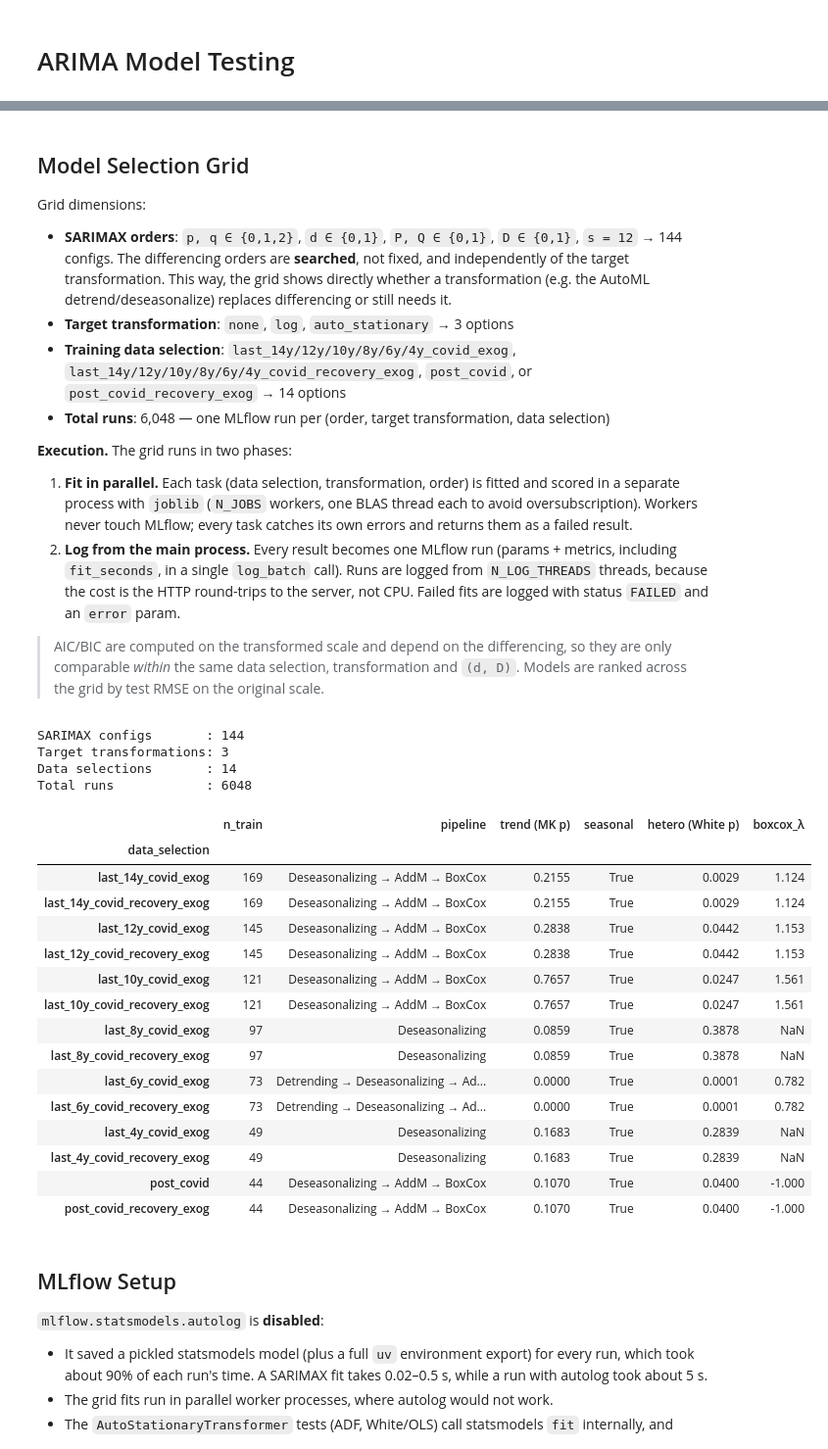
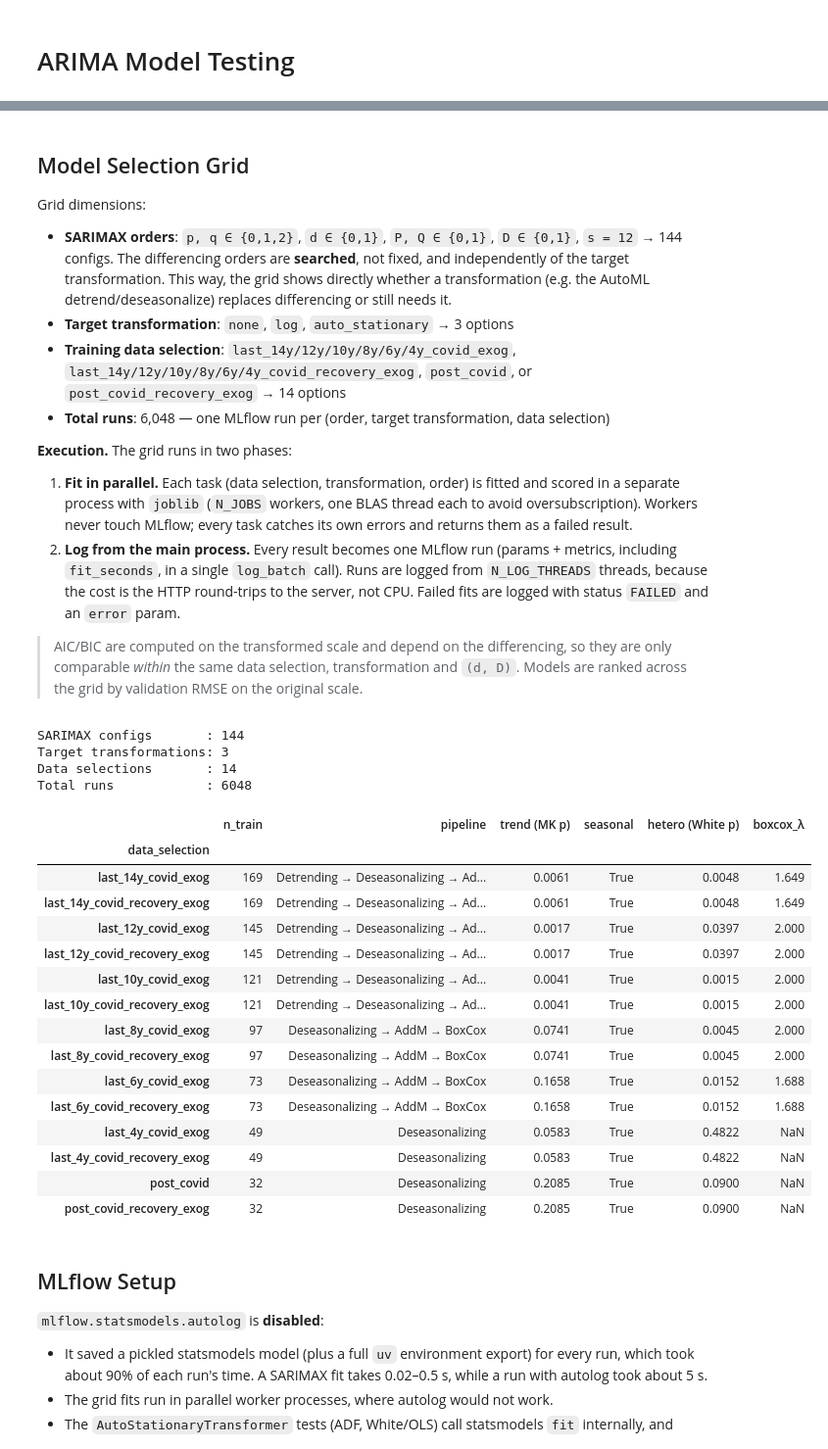
Before and after one commit to Gbrlmoraes/brazil_tourism_forecasting_benchmark, a Jupyter notebook: notebooks/5_arima_model_testing.ipynb, the cells around one changed output, grey strips where cells are left out. Shown at 98% size. Saved outputs shown, nothing was run; the diff lists cells and outputs as text; code cells hidden in the pictures.

```diff
--- a/notebooks/5_arima_model_testing.ipynb
+++ b/notebooks/5_arima_model_testing.ipynb
@@ -173,10 +174,11 @@ train_monthly['is_covid_recovery'] = (
     & (train_monthly.index <= COVID_RECOVERY_END)
 ).astype(float)
 
-test_df = pd.read_parquet(os.path.join(DATA_FOLDER_PATH, 'test.parquet'))
-test_monthly = test_df.set_index('date')[['arrival_count']].resample('ME').sum()
-test_monthly['is_covid'] = 0.0
-test_monthly['is_covid_recovery'] = 0.0
+val_df = pd.read_parquet(os.path.join(DATA_FOLDER_PATH, 'val.parquet'))
+val_monthly = val_df.set_index('date')[['arrival_count']].resample('ME').sum()
+val_monthly['is_covid'] = 0.0
+val_monthly['is_covid_recovery'] = 0.0
+assert val_monthly.index[0] == train_monthly.index[-1] + pd.offsets.MonthEnd(1)
 
 window_years = [14, 12, 10, 8, 6, 4]
 train_windows = {}
@@ -198,6 +200,6 @@ print(
     f'Post-COVID  : {train_post_covid.index[0].strftime("%b %Y")} → {train_post_covid.index[-1].strftime("%b %Y")} ({len(train_post_covid)} obs)'
 )
 print(
-    f'Test        : {test_monthly.index[0].strftime("%b %Y")} → {test_monthly.index[-1].strftime("%b %Y")} ({len(test_monthly)} obs)'
+    f'Validation  : {val_monthly.index[0].strftime("%b %Y")} → {val_monthly.index[-1].strftime("%b %Y")} ({len(val_monthly)} obs)'
 )
 # %% [output]
@@ -229,7 +307,7 @@ Grid dimensions:
 
 > AIC/BIC are computed on the transformed scale and depend on the differencing, so they
 > are only comparable *within* the same data selection, transformation and `(d, D)`.
-> Models are ranked across the grid by test RMSE on the original scale.
+> Models are ranked across the grid by validation RMSE on the original scale.
 # %%
 s = 12
 
@@ -255,26 +333,26 @@ for years in window_years:
     data_selections[f'last_{years}y_covid_exog'] = {
         'raw_series': tw['arrival_count'],
         'exog_train': tw[['is_covid']],
-        'exog_test': test_monthly[['is_covid']],
+        'exog_val': val_monthly[['is_covid']],
     }
     # COVID indicator + recovery indicator (Jan–Jun 2022)
     data_selections[f'last_{years}y_covid_recovery_exog'] = {
         'raw_series': tw['arrival_count'],
         'exog_train': tw[['is_covid', 'is_covid_recovery']],
-        'exog_test': test_monthly[['is_covid', 'is_covid_recovery']],
+        'exog_val': val_monthly[['is_covid', 'is_covid_recovery']],
     }
 
 data_selections['post_covid'] = {
     'raw_series': train_post_covid['arrival_count'],
     'exog_train': None,
-    'exog_test': None,
+    'exog_val': None,
 }
 
 # Post-COVID window with recovery flag to model the Jan–Jun 2022 rebound explicitly
 data_selections['post_covid_recovery_exog'] = {
     'raw_series': train_post_covid['arrival_count'],
     'exog_train': train_post_covid[['is_covid_recovery']],
-    'exog_test': test_monthly[['is_covid_recovery']],
+    'exog_val': val_monthly[['is_covid_recovery']],
 }
 
 
@@ -306,47 +384,47 @@ model_configs = {
 
 # ── what the AutoML pipeline chose for each training window ─────────────────
 transform_summary = pd.DataFrame([
     {
         'data_selection': data_key,
         'n_train': len(cfg['raw_series']),
         'pipeline': cfg['pipeline'],
         'trend (MK p)': round(cfg['transformer']._trend_check['p_value'], 4),
         'seasonal': cfg['transformer']._seasonality_check['seasonal'],
         'hetero (White p)': round(cfg['transformer']._hetero_check['lm_p_value'], 4),
         'boxcox_λ': None
         if cfg['boxcox_lambda'] is None
         else round(cfg['boxcox_lambda'], 3),
     }
     for (data_key, transform_name), cfg in model_configs.items()
     if transform_name == 'auto_stationary'
 ]).set_index('data_selection')
 
 print(f'SARIMAX configs       : {len(sarimax_grid)}')
 print(f'Target transformations: {len(TARGET_TRANSFORMS)}')
 print(f'Data selections       : {len(data_selections)}')
 print(f'Total runs            : {len(sarimax_grid) * len(model_configs)}')
 transform_summary
 # %% [output]
 SARIMAX configs       : 144
 Target transformations: 3
 Data selections       : 14
 Total runs            : 6048
 |  | n_train | pipeline | trend (MK p) | seasonal | hetero (White p) | boxcox_λ |
 | data_selection |  |  |  |  |  |  |
-| last_14y_covid_exog | 169 | Deseasonalizing → AddM → BoxCox | 0.2155 | True | 0.0029 | 1.124 |
-| last_14y_covid_recovery_exog | 169 | Deseasonalizing → AddM → BoxCox | 0.2155 | True | 0.0029 | 1.124 |
-| last_12y_covid_exog | 145 | Deseasonalizing → AddM → BoxCox | 0.2838 | True | 0.0442 | 1.153 |
-| last_12y_covid_recovery_exog | 145 | Deseasonalizing → AddM → BoxCox | 0.2838 | True | 0.0442 | 1.153 |
-| last_10y_covid_exog | 121 | Deseasonalizing → AddM → BoxCox | 0.7657 | True | 0.0247 | 1.561 |
-| last_10y_covid_recovery_exog | 121 | Deseasonalizing → AddM → BoxCox | 0.7657 | True | 0.0247 | 1.561 |
-| last_8y_covid_exog | 97 | Deseasonalizing | 0.0859 | True | 0.3878 | NaN |
-| last_8y_covid_recovery_exog | 97 | Deseasonalizing | 0.0859 | True | 0.3878 | NaN |
-| last_6y_covid_exog | 73 | Detrending → Deseasonalizing → Ad... | 0.0000 | True | 0.0001 | 0.782 |
-| last_6y_covid_recovery_exog | 73 | Detrending → Deseasonalizing → Ad... | 0.0000 | True | 0.0001 | 0.782 |
-| last_4y_covid_exog | 49 | Deseasonalizing | 0.1683 | True | 0.2839 | NaN |
-| last_4y_covid_recovery_exog | 49 | Deseasonalizing | 0.1683 | True | 0.2839 | NaN |
-| post_covid | 44 | Deseasonalizing → AddM → BoxCox | 0.1070 | True | 0.0400 | -1.000 |
-| post_covid_recovery_exog | 44 | Deseasonalizing → AddM → BoxCox | 0.1070 | True | 0.0400 | -1.000 |
+| last_14y_covid_exog | 169 | Detrending → Deseasonalizing → Ad... | 0.0061 | True | 0.0048 | 1.649 |
+| last_14y_covid_recovery_exog | 169 | Detrending → Deseasonalizing → Ad... | 0.0061 | True | 0.0048 | 1.649 |
+| last_12y_covid_exog | 145 | Detrending → Deseasonalizing → Ad... | 0.0017 | True | 0.0397 | 2.000 |
+| last_12y_covid_recovery_exog | 145 | Detrending → Deseasonalizing → Ad... | 0.0017 | True | 0.0397 | 2.000 |
+| last_10y_covid_exog | 121 | Detrending → Deseasonalizing → Ad... | 0.0041 | True | 0.0015 | 2.000 |
+| last_10y_covid_recovery_exog | 121 | Detrending → Deseasonalizing → Ad... | 0.0041 | True | 0.0015 | 2.000 |
+| last_8y_covid_exog | 97 | Deseasonalizing → AddM → BoxCox | 0.0741 | True | 0.0045 | 2.000 |
+| last_8y_covid_recovery_exog | 97 | Deseasonalizing → AddM → BoxCox | 0.0741 | True | 0.0045 | 2.000 |
+| last_6y_covid_exog | 73 | Deseasonalizing → AddM → BoxCox | 0.1658 | True | 0.0152 | 1.688 |
+| last_6y_covid_recovery_exog | 73 | Deseasonalizing → AddM → BoxCox | 0.1658 | True | 0.0152 | 1.688 |
+| last_4y_covid_exog | 49 | Deseasonalizing | 0.0583 | True | 0.4822 | NaN |
+| last_4y_covid_recovery_exog | 49 | Deseasonalizing | 0.0583 | True | 0.4822 | NaN |
+| post_covid | 32 | Deseasonalizing | 0.2085 | True | 0.0900 | NaN |
+| post_covid_recovery_exog | 32 | Deseasonalizing | 0.2085 | True | 0.0900 | NaN |
 # %% [markdown]
 ## MLflow Setup
 
```
Also changed, not shown: parts of 19 cells of this notebook, 1 other file.
